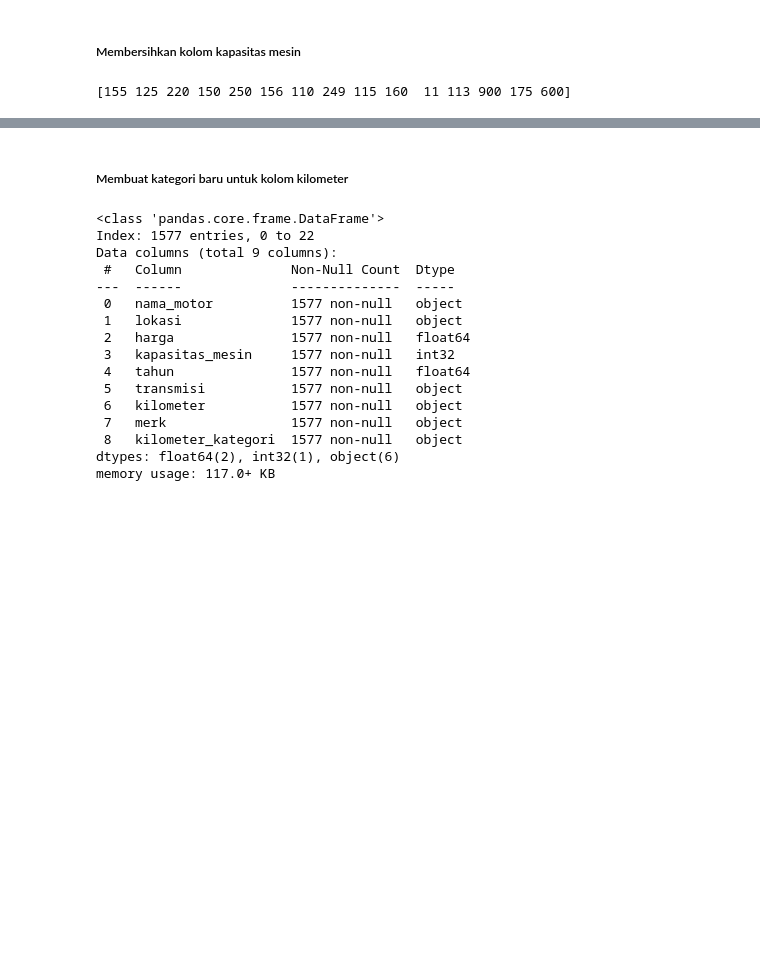
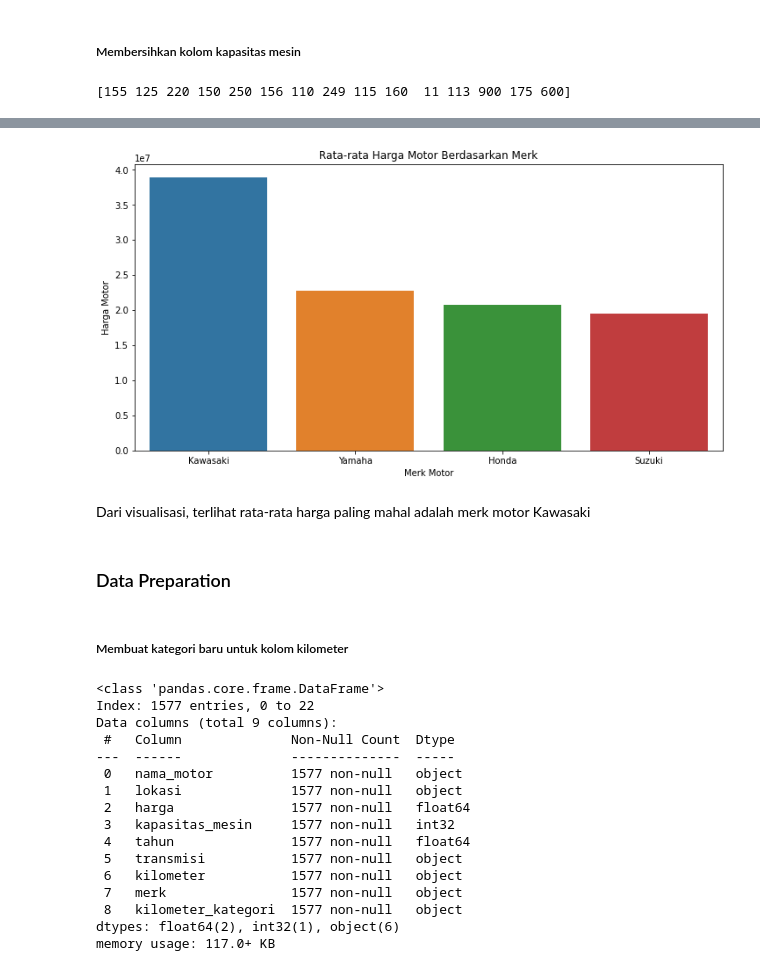
Before and after one commit to daff00/used-motorcycle-price-prediction, a Jupyter notebook: project.ipynb, the cells around one changed output, grey strips where cells are left out. Saved outputs shown, nothing was run; the diff lists cells and outputs as text; code cells hidden in the pictures; blank space fills up the shorter version.

```diff
--- a/project.ipynb
+++ b/project.ipynb
@@ -348,3 +382,20 @@ memory usage: 104.7+ KB
+# %%
+# Visualisasi Rata-Rata Harga Motor
+
+hargapermerk = used_motor.groupby("merk")["harga"].mean().reset_index()
+
+plt.figure(figsize=(12, 6))
+sns.barplot(x="merk", y="harga", data=hargapermerk, order=hargapermerk.sort_values('harga', ascending=False)['merk'])
+plt.title("Rata-rata Harga Motor Berdasarkan Merk")
+plt.xlabel("Merk Motor")
+plt.ylabel("Harga Motor")
+plt.show()
+# %% [output]
+[figure, added]
+# %% [markdown]
+Dari visualisasi, terlihat rata-rata harga paling mahal adalah merk motor Kawasaki
+# %% [markdown]
+### Data Preparation
 # %% [markdown]
 ##### Membuat kategori baru untuk kolom kilometer
 # %%
```
Also changed, not shown: parts of 18 cells of this notebook.
